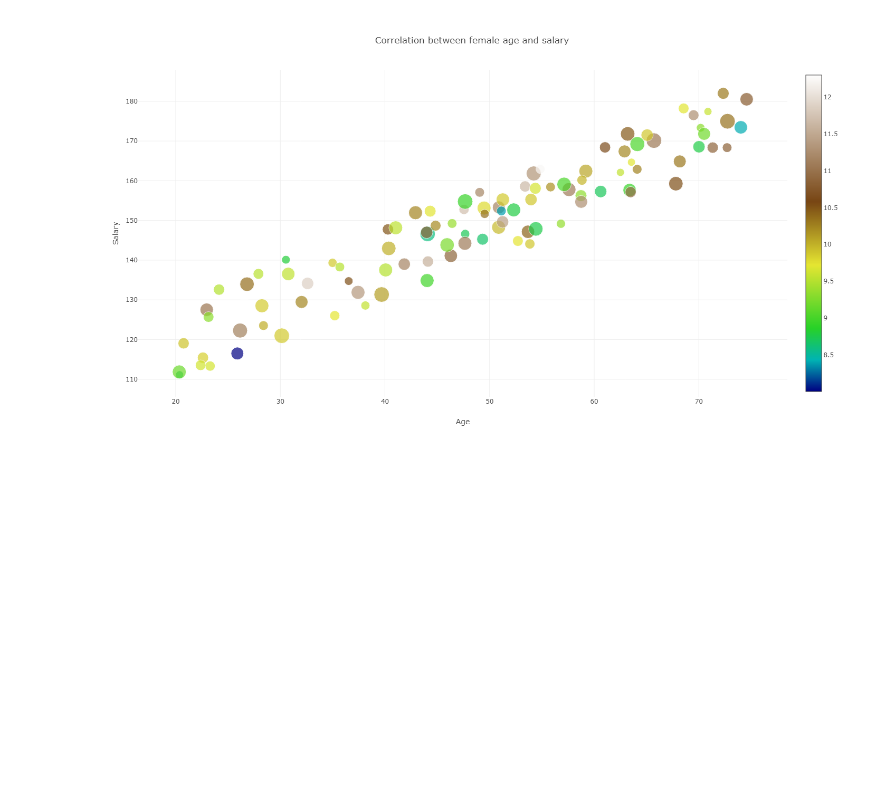
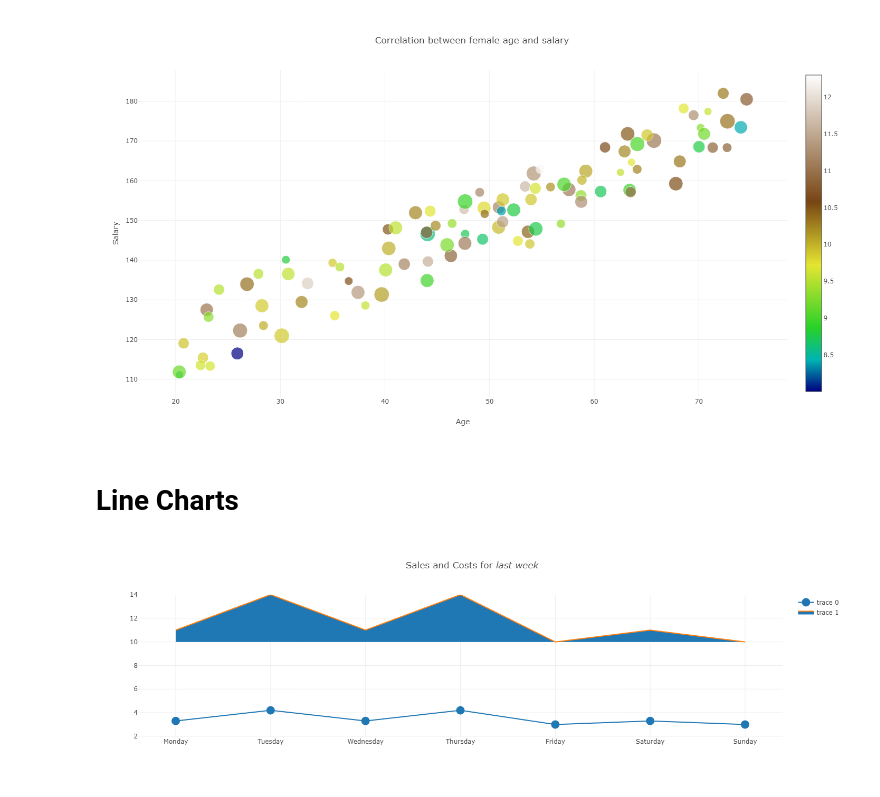
Before and after one commit to cesell/Data_Science_Reference, a Jupyter notebook: dsref/notebooks/demo_datavis_plotly.ipynb, the cells around one changed output. Cells and saved outputs as stored; diff of their text form; code cells hidden in the pictures; blank space fills up the shorter version.

Commit message:
line plots

```diff
--- a/dsref/notebooks/demo_datavis_plotly.ipynb
+++ b/dsref/notebooks/demo_datavis_plotly.ipynb
@@ -61,3 +61,7 @@ female_tax = male_tax = np.random.randn(100) + 10
 df = pd.DataFrame({"Age":age, "Salary":salary, "Gender":gender})
 female = df[df.Gender == "female"]
 male = df[df.Gender == "male"]
+
+days = ["Monday", "Tuesday", "Wednesday", "Thursday", "Friday", "Saturday", "Sunday"]
+sales = [11, 14, 11, 14, 10, 11, 10]
+costs = [sale * .3 for sale in sales]
@@ -338,3 +344,33 @@ fig=go.Figure(data=data, layout=layout)
 py.iplot(fig)
 # %% [output]
 [figure]
+# %% [markdown]
+# Line Charts
+# %%
+trace0 = go.Scatter(
+    x=days,
+    y=sales,
+    mode="lines",
+    fill="tozerox",
+    fillcolor="#1f77b4"
+)
+
+trace1 = go.Scatter(
+    x=days,
+    y=costs,
+    mode = "lines+markers",
+    marker=dict(size=16),
+)
+
+data = [trace1, trace0]
+
+layout = go.Layout(
+    title="Sales and Costs for <i>last week</i>",
+    xaxis=dict(zeroline=False)
+)
+
+fig = go.Figure(data=data, layout=layout)
+
+py.iplot(fig)
+# %% [output]
+[figure, added]
```
Also changed, not shown: parts of 1 cell of this notebook.
